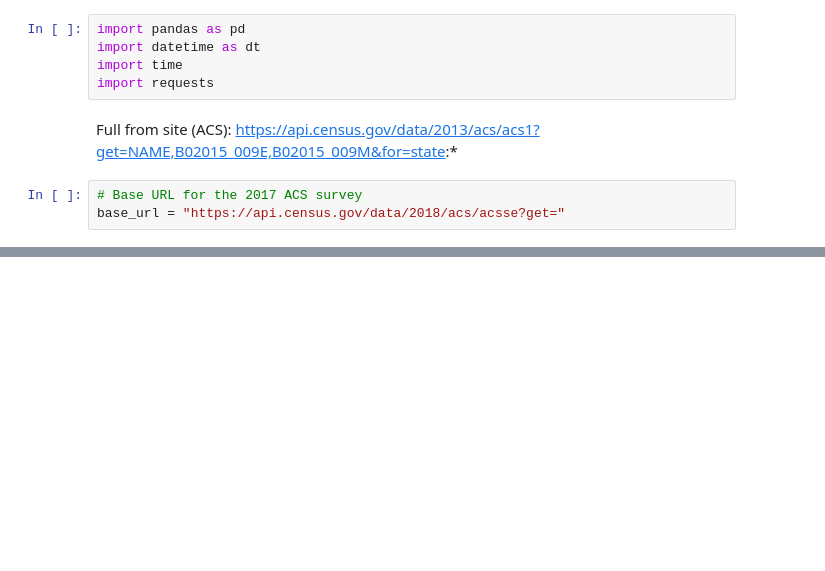
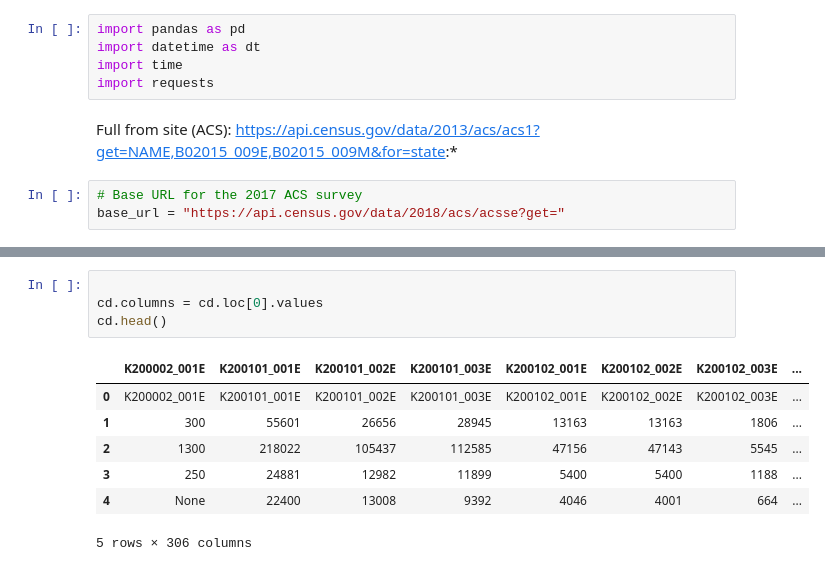
Before and after one commit to Agelf123/covid_predictions, a Jupyter notebook: code/jordan/Census API Puller.ipynb, the cells around one changed output, grey strips where cells are left out. Cells and saved outputs as stored; diff of their text form; blank space fills up the shorter version.

```diff
--- a/code/jordan/Census API Puller.ipynb
+++ b/code/jordan/Census API Puller.ipynb
@@ -33,0 +86,12 @@ geo = "&for=county:*"
+# %%
+
+cd.columns = cd.loc[0].values
+cd.head()
+# %% [output]
+|  | K200002_001E | K200101_001E | K200101_002E | K200101_003E | K200102_001E | K200102_002E | K200102_003E | ... |
+| 0 | K200002_001E | K200101_001E | K200101_002E | K200101_003E | K200102_001E | K200102_002E | K200102_003E | ... |
+| 1 | 300 | 55601 | 26656 | 28945 | 13163 | 13163 | 1806 | ... |
+| 2 | 1300 | 218022 | 105437 | 112585 | 47156 | 47143 | 5545 | ... |
+| 3 | 250 | 24881 | 12982 | 11899 | 5400 | 5400 | 1188 | ... |
+| 4 | None | 22400 | 13008 | 9392 | 4046 | 4001 | 664 | ... |
+5 rows × 306 columns
```
Also changed, not shown: parts of 23 cells of this notebook.
